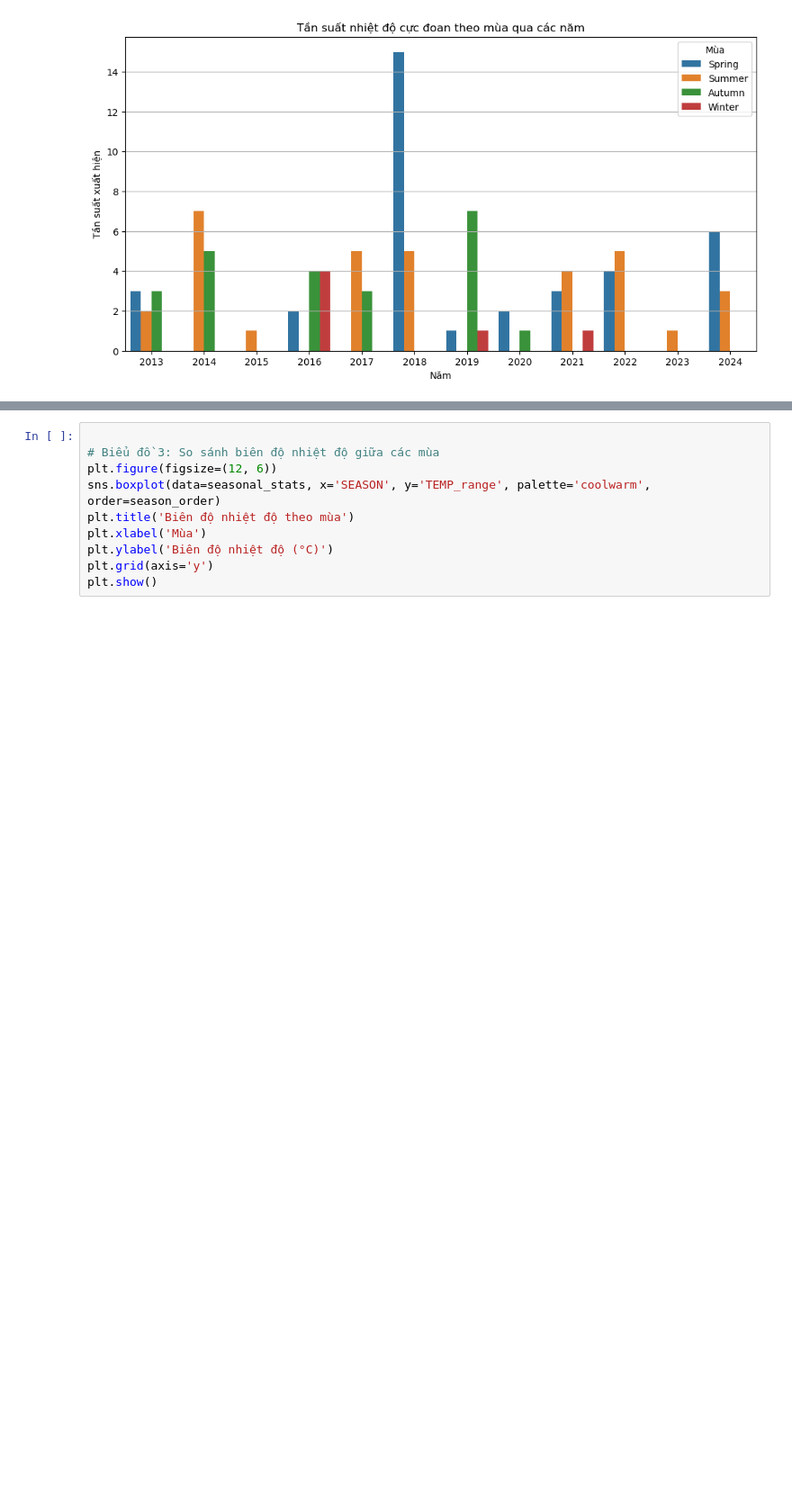
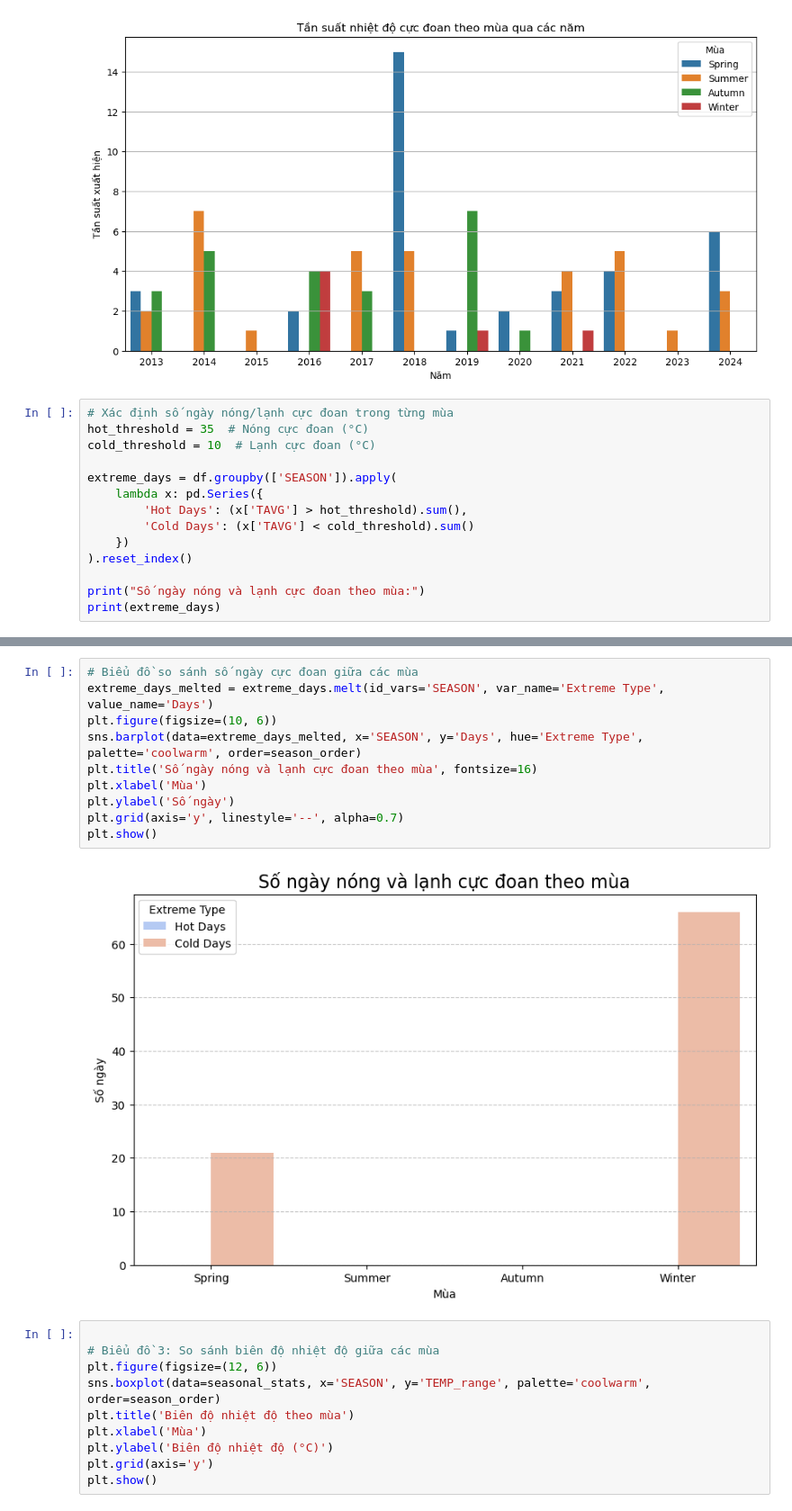
Before and after one commit to huyvanzzz/Data-Processing-Programming, a Jupyter notebook: Temperature_by_season.ipynb, the cells around one changed output, grey strips where cells are left out. Shown at 90% size. Cells and saved outputs as stored; diff of their text form; blank space fills up the shorter version.

```diff
--- a/Temperature_by_season.ipynb
+++ b/Temperature_by_season.ipynb
@@ -119,3 +142,17 @@ plt.grid(axis='y')
 plt.show()
 # %% [output]
 [figure]
+# %%
+# Xác định số ngày nóng/lạnh cực đoan trong từng mùa
+hot_threshold = 35  # Nóng cực đoan (°C)
+cold_threshold = 10  # Lạnh cực đoan (°C)
+
+extreme_days = df.groupby(['SEASON']).apply(
+    lambda x: pd.Series({
+        'Hot Days': (x['TAVG'] > hot_threshold).sum(),
+        'Cold Days': (x['TAVG'] < cold_threshold).sum()
+    })
+).reset_index()
+
+print("Số ngày nóng và lạnh cực đoan theo mùa:")
+print(extreme_days)
@@ -122,3 +194,15 @@ plt.show()
+# %%
+# Biểu đồ so sánh số ngày cực đoan giữa các mùa
+extreme_days_melted = extreme_days.melt(id_vars='SEASON', var_name='Extreme Type', value_name='Days')
+plt.figure(figsize=(10, 6))
+sns.barplot(data=extreme_days_melted, x='SEASON', y='Days', hue='Extreme Type', palette='coolwarm', order=season_order)
+plt.title('Số ngày nóng và lạnh cực đoan theo mùa', fontsize=16)
+plt.xlabel('Mùa')
+plt.ylabel('Số ngày')
+plt.grid(axis='y', linestyle='--', alpha=0.7)
+plt.show()
+# %% [output]
+[figure, added]
 # %%
 
 # Biểu đồ 3: So sánh biên độ nhiệt độ giữa các mùa
```
Also changed, not shown: parts of 11 cells of this notebook.
